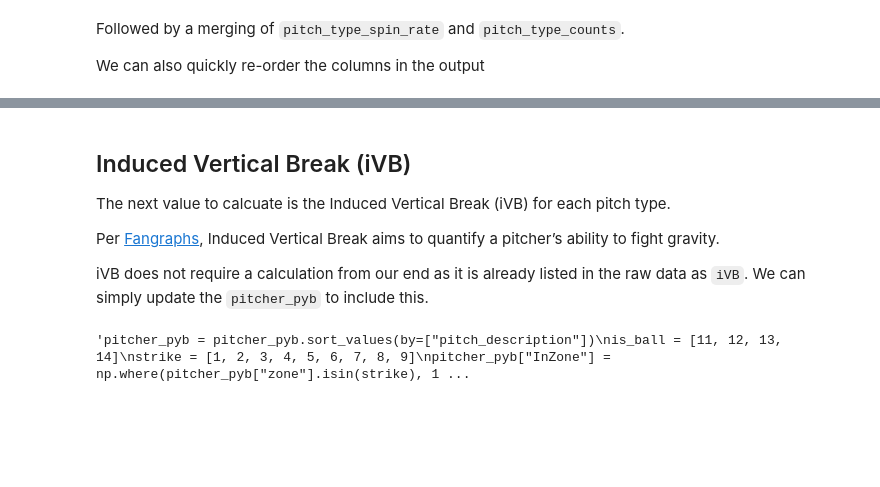
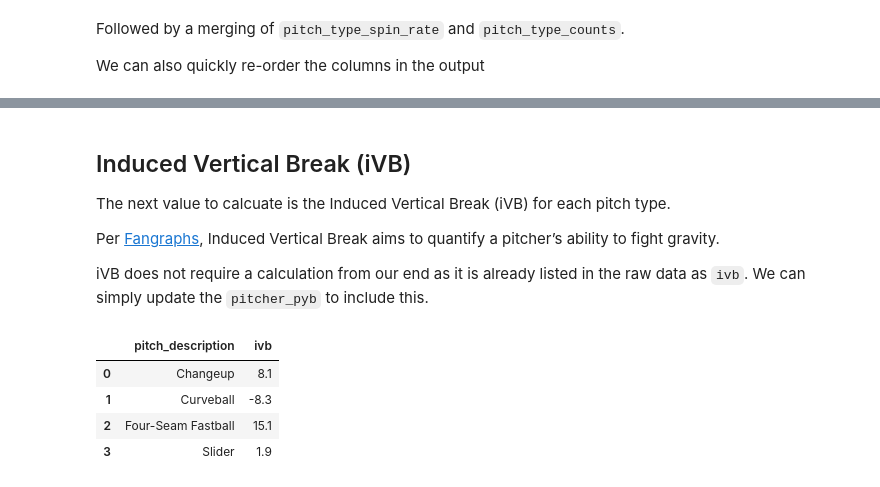
Before and after one commit to CarsonHallford/PitcherData, a Jupyter notebook: MLB_Scraper_Pitcher_Data.ipynb, the cells around one changed output, grey strips where cells are left out. Drawn from its saved outputs; the diff is of its cells as text; code cells hidden in the pictures; blank space fills up the shorter version.

```diff
--- a/MLB_Scraper_Pitcher_Data.ipynb
+++ b/MLB_Scraper_Pitcher_Data.ipynb
@@ -289,7 +213,25 @@ The next value to calcuate is the Induced Vertical Break (iVB) for each pitch ty
 
 Per [Fangraphs](https://blogs.fangraphs.com/a-visual-scouting-primer-pitching-part-two/), Induced Vertical Break aims to quantify a pitcher’s ability to fight gravity.
 
-iVB does not require a calculation from our end as it is already listed in the raw data as `iVB`. We can simply update the `pitcher_pyb` to include this.
+iVB does not require a calculation from our end as it is already listed in the raw data as `ivb`. We can simply update the `pitcher_pyb` to include this.
 # %%
+pitcher_pyb = df_pyb[
+    [
+        "game_id",
+        "game_date",
+        "pitcher_name",
+        "pitch_description",
+        "start_speed",
+        "spin_rate",
+        "ivb"
+    ]
+]
+
+pitch_type_ivb = (pitcher_pyb.groupby("pitch_description", as_index=False)["ivb"].mean()).round(1)
+pitch_type_ivb
 # %% [output]
-'pitcher_pyb = pitcher_pyb.sort_values(by=["pitch_description"])\nis_ball = [11, 12, 13, 14]\nstrike = [1, 2, 3, 4, 5, 6, 7, 8, 9]\npitcher_pyb["InZone"] = np.where(pitcher_pyb["zone"].isin(strike), 1 ...
+|  | pitch_description | ivb |
+| 0 | Changeup | 8.1 |
+| 1 | Curveball | -8.3 |
+| 2 | Four-Seam Fastball | 15.1 |
+| 3 | Slider | 1.9 |
```
Also changed, not shown: parts of 22 cells of this notebook.
